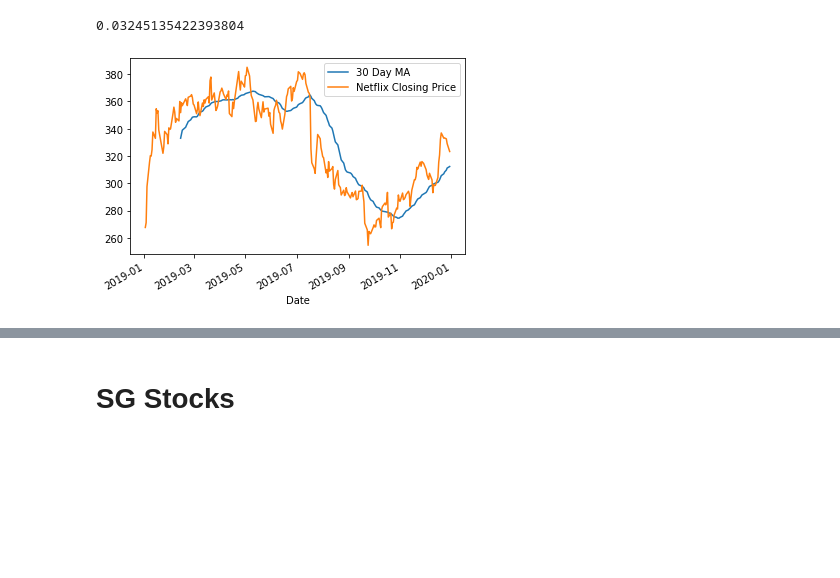
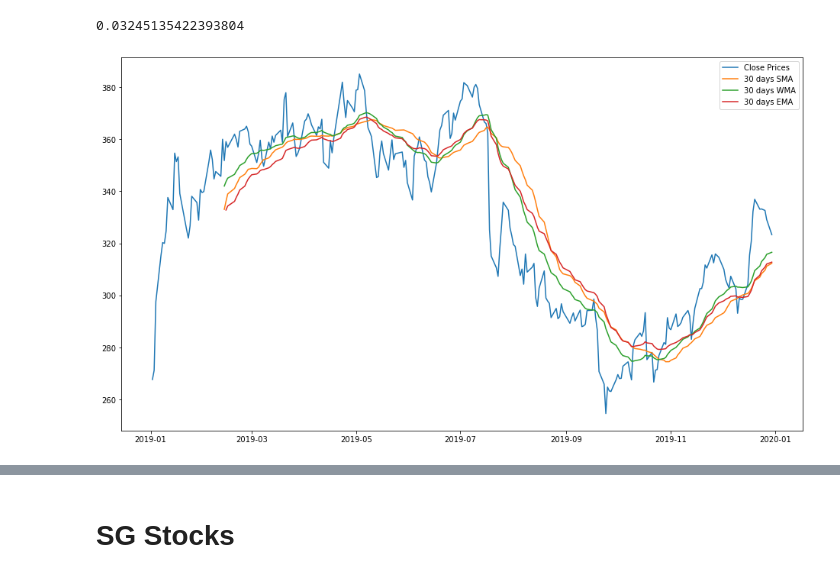
Before and after one commit to dvh549/Capital_Markets_in_China, a Jupyter notebook: playground.ipynb, the cells around one changed output, grey strips where cells are left out. Cells and saved outputs as stored; diff of their text form; code cells hidden in the pictures; blank space fills up the shorter version.

```diff
--- a/playground.ipynb
+++ b/playground.ipynb
@@ -67,11 +61,21 @@ netflix_returns.std()
 # %% [output]
 0.03245135422393804
+# %%
+weights = np.arange(1,31) #this creates an array with integers 1 to 100 included
+# %%
+netflix_sma_30 = netflix_close.loc["2019-01-01":"2019-12-31"].rolling(window=30).mean()
+netflix_wma_30 = netflix_close.loc["2019-01-01":"2019-12-31"].rolling(window=30).apply(lambda prices: np.dot(prices, weights)/weights.sum(), raw=True)
+netflix_ema_30 = netflix_close.loc["2019-01-01":"2019-12-31"].ewm(span=30, adjust=False).mean()
 # %%
-# plot against moving average (30 days) for 2019
+# plot against moving averages (simple, weighted and exponential for 30 days) for 2019
 
-netflix_close.loc["2019-01-01":"2019-12-31"].rolling(window=30).mean().plot(label="30 Day MA")
-netflix_close.loc["2019-01-01":"2019-12-31"].plot(label="Netflix Closing Price")
+fig, ax = plt.subplots(figsize=(16,9))
+ax.plot(netflix_close.loc["2019-01-01":"2019-12-31"], label='Close Prices')
+ax.plot(netflix_sma_30, label='30 days SMA')
+ax.plot(netflix_wma_30, label='30 days WMA')
+ax.plot(netflix_ema_30[30:], label='30 days EMA')
+
 plt.legend()
 plt.show()
 # %% [output]
-[figure, old version]
+[figure, new version]
```
Also changed, not shown: parts of 14 cells of this notebook.
